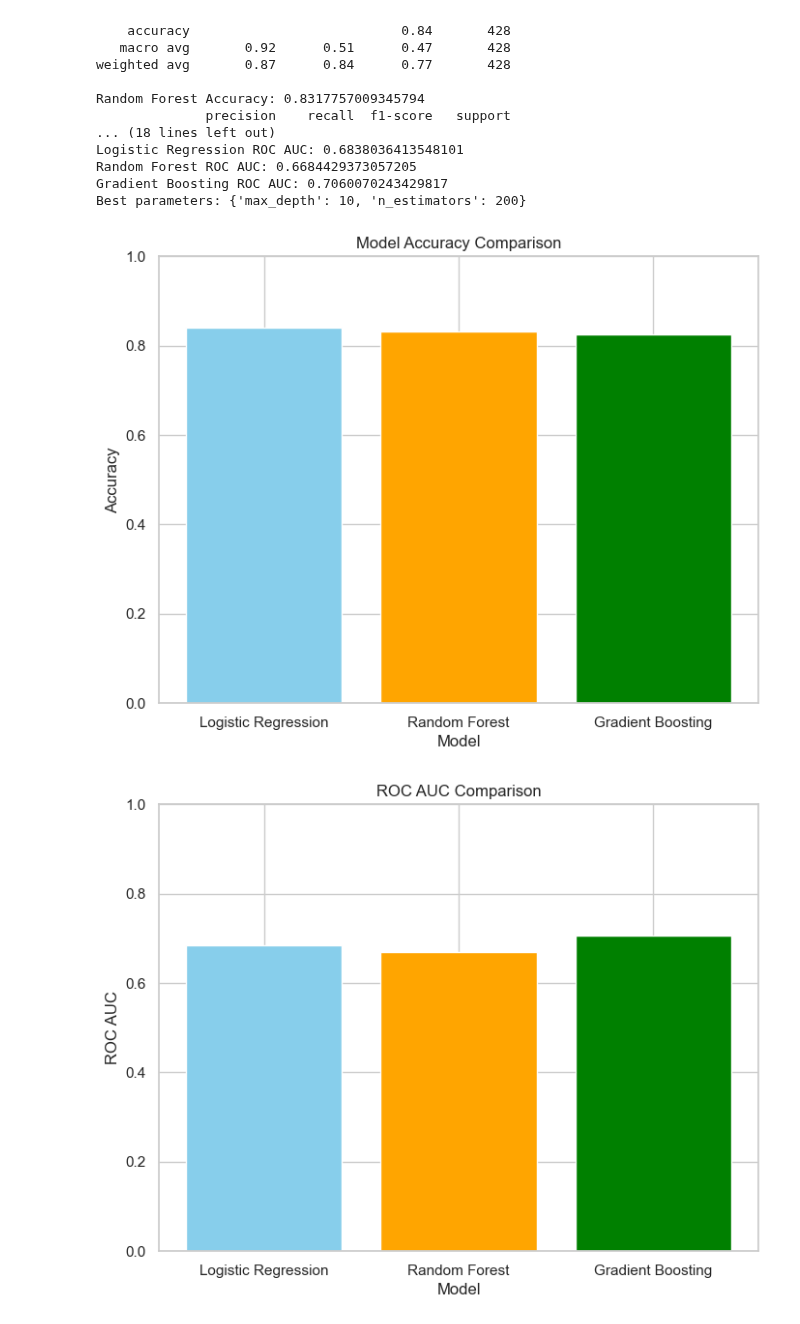
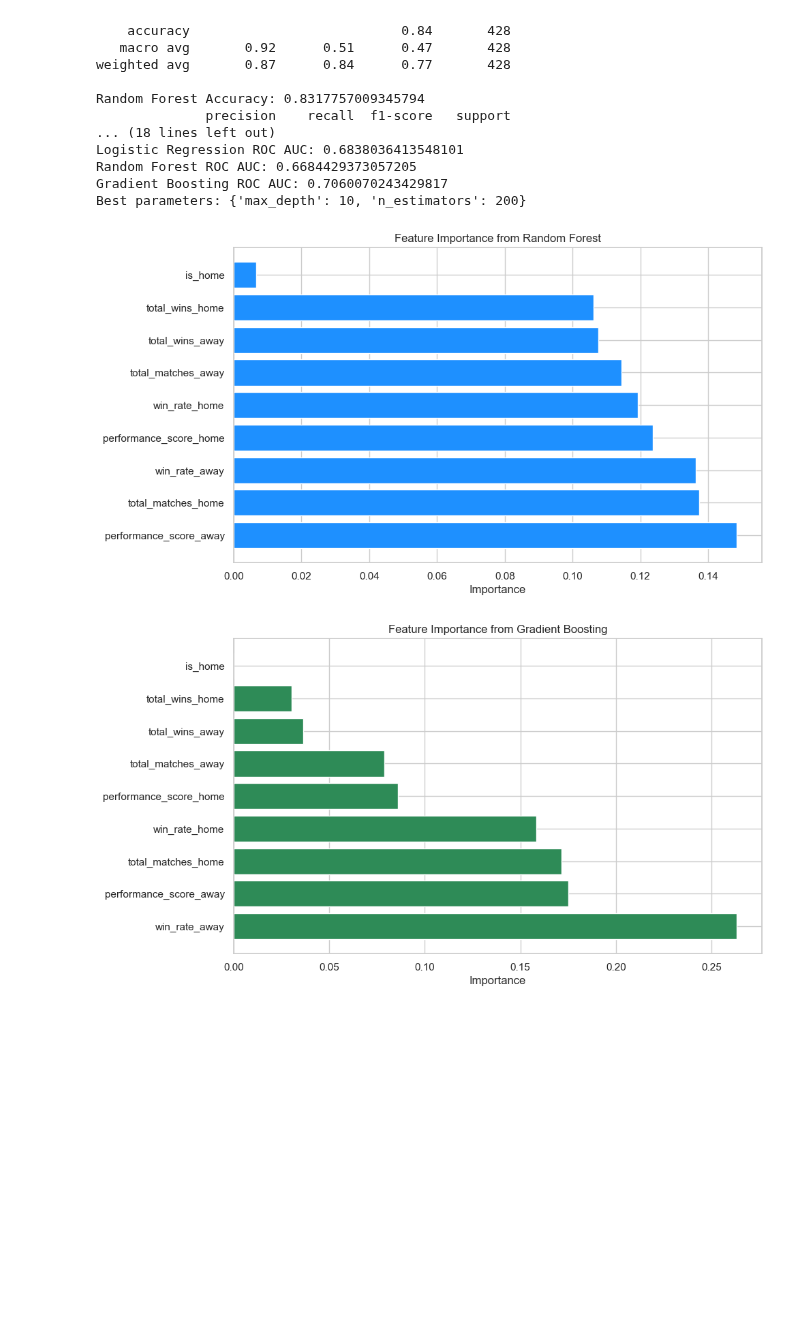
Before and after one commit to Nate5461/DS3000_Project, a Jupyter notebook: Objective_2.ipynb, the cells around one changed output. Saved outputs shown, nothing was run; the diff lists cells and outputs as text; code cells hidden in the pictures; blank space fills up the shorter version.

Commit message:
changes to graphs

```diff
--- a/Objective_2.ipynb
+++ b/Objective_2.ipynb
@@ -260,61 +260,37 @@ Best parameters: {'max_depth': 10, 'n_estimators': 200}
 # %%
 import matplotlib.pyplot as plt
 
-# Define the accuracies for each model
-models = ['Logistic Regression', 'Random Forest', 'Gradient Boosting']
-accuracies = [accuracy_score(y_test, y_pred_lr), accuracy_score(y_test, y_pred_rf), accuracy_score(y_test, y_pred_gb)]
-
-# Plot accuracy comparison
-plt.figure(figsize=(8, 6))
-plt.bar(models, accuracies, color=['skyblue', 'orange', 'green'])
-plt.xlabel('Model')
-plt.ylabel('Accuracy')
-plt.title('Model Accuracy Comparison')
-plt.ylim(0, 1)
-plt.show()
-
-# Define the ROC AUC scores for each model
-roc_auc_scores = [roc_auc_lr, roc_auc_rf, roc_auc_gb]
-
-# Plot ROC AUC comparison
-plt.figure(figsize=(8, 6))
-plt.bar(models, roc_auc_scores, color=['skyblue', 'orange', 'green'])
-plt.xlabel('Model')
-plt.ylabel('ROC AUC')
-plt.title('ROC AUC Comparison')
-plt.ylim(0, 1)
-plt.show()
 
 import pandas as pd
 
 # Get feature importance from the Random Forest model
 importances = rf_model.feature_importances_
 features = X.columns
 
 # Create a DataFrame for easier visualization
 feature_importance_df = pd.DataFrame({'Feature': features, 'Importance': importances})
 feature_importance_df = feature_importance_df.sort_values(by='Importance', ascending=False)
 
 # Plot feature importance
 plt.figure(figsize=(10, 6))
 plt.barh(feature_importance_df['Feature'], feature_importance_df['Importance'], color='dodgerblue')
 plt.xlabel('Importance')
 plt.title('Feature Importance from Random Forest')
 plt.show()
 
 # Get feature importance from Gradient Boosting model
 gb_importances = gb_model.feature_importances_
 
 # Create a DataFrame for visualization
 gb_feature_importance_df = pd.DataFrame({'Feature': features, 'Importance': gb_importances})
 gb_feature_importance_df = gb_feature_importance_df.sort_values(by='Importance', ascending=False)
 
 # Plot feature importance
 plt.figure(figsize=(10, 6))
 plt.barh(gb_feature_importance_df['Feature'], gb_feature_importance_df['Importance'], color='seagreen')
 plt.xlabel('Importance')
 plt.title('Feature Importance from Gradient Boosting')
 plt.show()
 # %% [output]
-[figure, old version]
+[figure, new version]
-[figure, old version]
+[figure, new version]
```
Also changed, not shown: parts of 3 cells of this notebook.
